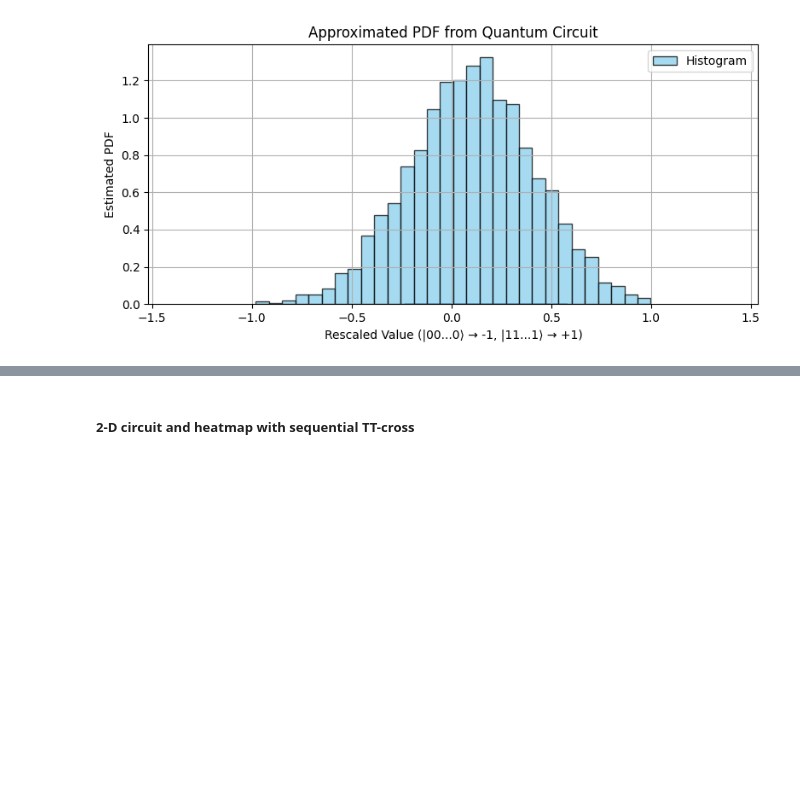
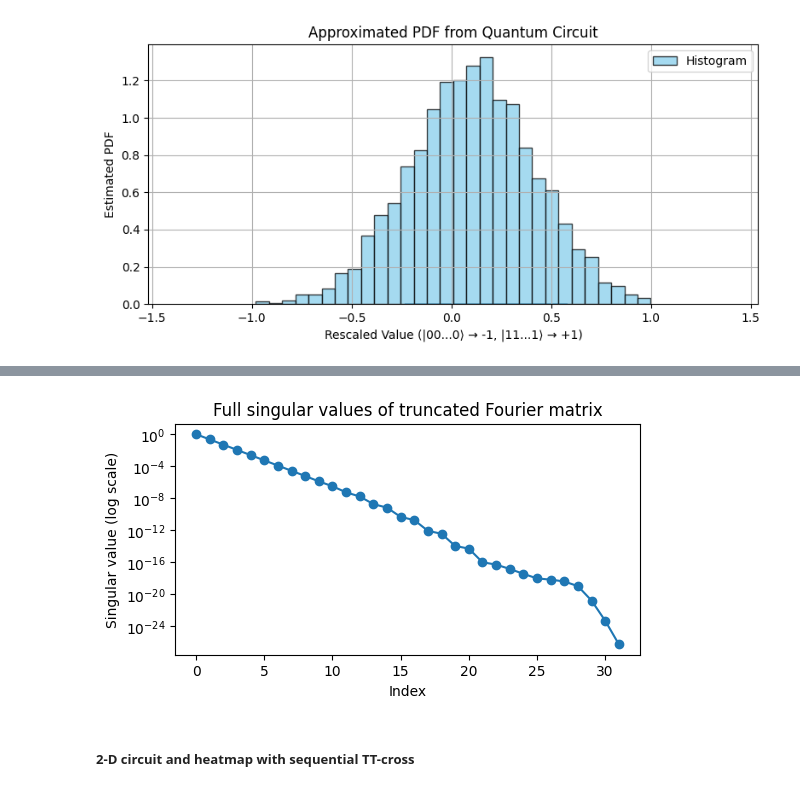
Before and after one commit to vodovozovaliza/no_qlue_tt_qmc, a Jupyter notebook: Challenge Moodys.ipynb, the cells around one changed output, grey strips where cells are left out. Cells and saved outputs as stored; diff of their text form; code cells hidden in the pictures; blank space fills up the shorter version.

```diff
--- a/Challenge Moodys.ipynb
+++ b/Challenge Moodys.ipynb
@@ -895,3 +895,84 @@ Number of qubits: 10
 Circuit depth: 11
 [figure]
 [figure]
+# %%
+import numpy as np
+import matplotlib.pyplot as plt
+
+def compute_truncated_fourier_2d(cov, m, a):
+    """
+    Compute truncated Fourier coefficients for a 2D normal distribution.
+
+    Args:
+        cov (array-like, shape (2,2)): covariance matrix
+        m (int): keep M = 2**m low-frequency coefficients per dimension
+        a (float): range parameter (x in [-a/2, a/2])
+
+    Returns:
+        hat_f (np.ndarray): shape (M, M) of (complex) Fourier coefficients
+    """
+    M = 2**m
+    # wavenumbers k in [-M/2, M/2-1]
+    ks = np.arange(-M//2, M//2)
+    k1, k2 = np.meshgrid(ks, ks, indexing='ij')
+    inv_cov = np.linalg.inv(cov)
+    # Compute exponent factor
+    alpha = (2*np.pi/a)**2
+    # Quadratic form k^T Σ k = [k1 k2] Σ [k1; k2]
+    expo = alpha * (inv_cov[0,0]*k1**2 + 2*inv_cov[0,1]*k1*k2 + inv_cov[1,1]*k2**2)
+    # (-1)^(k1+k2) factor
+    print(k1+k2)
+    parity = (-1.0)**(k1 + k2)
+    hat_f = parity * np.exp(-0.5 * expo)
+    # Normalize so sum |hat_f|^2 = 1
+    norm = np.linalg.norm(hat_f)
+    hat_f /= norm
+    return hat_f
+
+def mps_decompose_2d(array_2d, chi=None, eps=None):
+    """
+    Perform SVD on a 2D array and truncate to bond dimension chi or threshold eps.
+
+    Returns left core A (N x r), singular values S (r,), right core B (r x N), and truncation error.
+    """
+    U, S_full, Vh = np.linalg.svd(array_2d, full_matrices=False)
+    # determine r
+    if chi is not None:
+        r = min(chi, len(S_full))
+    elif eps is not None:
+        cum_sq = np.cumsum(S_full**2)
+        total = cum_sq[-1]
+        keep = np.where(1 - cum_sq/total <= eps**2)[0]
+        r = keep[0]+1 if keep.size else len(S_full)
+    else:
+        r = len(S_full)
+    S = S_full[:r]
+    trunc_err = np.linalg.norm(S_full[r:])
+    sqrtS = np.sqrt(S)
+    # cores
+    A = U[:, :r] * sqrtS
+    B = (sqrtS[:, None] * Vh[:r, :])
+    return A, S, B, trunc_err
+
+# Example demonstration
+cov = np.array([[1.0, 0.6], [0.6, 2.0]])
+m = 5
+a = 10.0
+chi = 8
+
+hat_f = compute_truncated_fourier_2d(cov, m, a)
+A, S, B, err = mps_decompose_2d(hat_f, chi=chi)
+
+# Display summary
+print(f"Truncated Fourier matrix shape: {hat_f.shape}")
+print(f"Kept bond dimension: {len(S)}")
+print(f"Truncation error (||hat_f - A@B||_F): {err:.2e}")
+
+# Plot the singular value spectrum
+plt.figure(figsize=(6,3))
+plt.semilogy(S_full := np.linalg.svd(hat_f, compute_uv=False), 'o-')
+plt.title("Full singular values of truncated Fourier matrix")
+plt.xlabel("Index")
+plt.ylabel("Singular value (log scale)")
+plt.show()
+# %% [output]
@@ -898,3 +989,4 @@ Circuit depth: 11
+[figure, added]
 # %% [markdown]
 ##### 2-D circuit and heatmap with sequential TT-cross
 # %%
```
Also changed, not shown: parts of 4 cells of this notebook, 4 other files.
